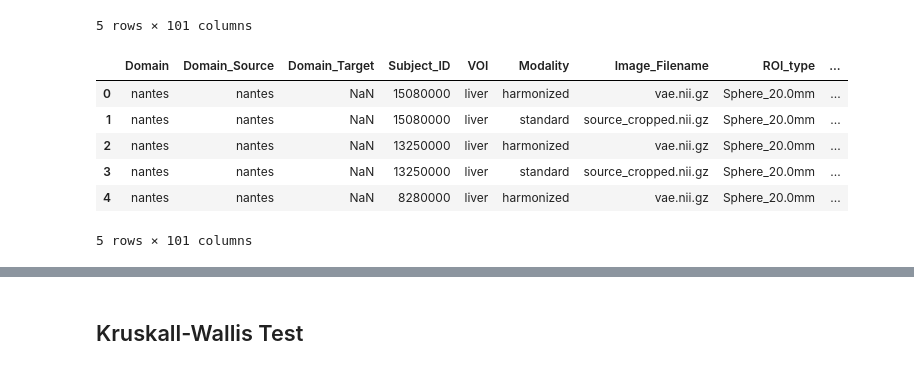
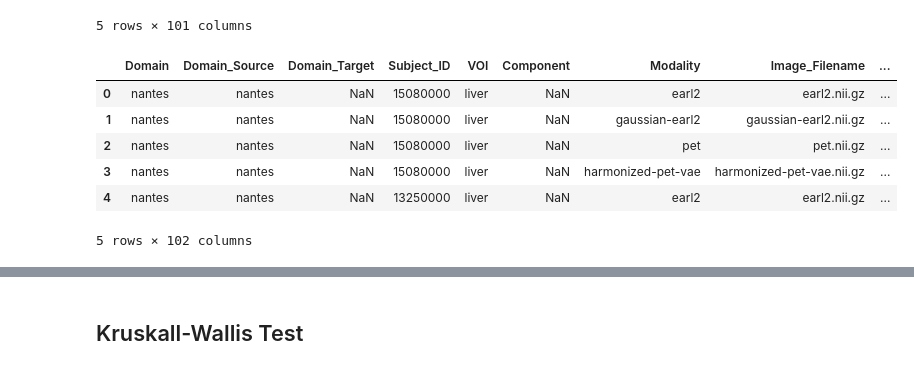
Before and after one commit to Arksyd96/federated-pet-harmonization, a Jupyter notebook: notebooks/evaluate_harmonization_radiomics.ipynb, the cells around one changed output, grey strips where cells are left out. Saved outputs shown, nothing was run; the diff lists cells and outputs as text; code cells hidden in the pictures.

```diff
--- a/notebooks/evaluate_harmonization_radiomics.ipynb
+++ b/notebooks/evaluate_harmonization_radiomics.ipynb
@@ -77,13 +77,13 @@ Total des colonnes: 101
 # %%
 # read csv
 import pandas as pd
-master_df = pd.read_csv('../data/master_radiomics.csv')
+master_df = pd.read_csv('./master_radiomics.csv')
 master_df.head(5)
 # %% [output]
-|  | Domain | Domain_Source | Domain_Target | Subject_ID | VOI | Modality | Image_Filename | ROI_type | ... |
-| 0 | nantes | nantes | NaN | 15080000 | liver | harmonized | vae.nii.gz | Sphere_20.0mm | ... |
-| 1 | nantes | nantes | NaN | 15080000 | liver | standard | source_cropped.nii.gz | Sphere_20.0mm | ... |
-| 2 | nantes | nantes | NaN | 13250000 | liver | harmonized | vae.nii.gz | Sphere_20.0mm | ... |
-| 3 | nantes | nantes | NaN | 13250000 | liver | standard | source_cropped.nii.gz | Sphere_20.0mm | ... |
-| 4 | nantes | nantes | NaN | 8280000 | liver | harmonized | vae.nii.gz | Sphere_20.0mm | ... |
+|  | Domain | Domain_Source | Domain_Target | Subject_ID | VOI | Component | Modality | Image_Filename | ... |
+| 0 | nantes | nantes | NaN | 15080000 | liver | NaN | earl2 | earl2.nii.gz | ... |
+| 1 | nantes | nantes | NaN | 15080000 | liver | NaN | gaussian-earl2 | gaussian-earl2.nii.gz | ... |
+| 2 | nantes | nantes | NaN | 15080000 | liver | NaN | pet | pet.nii.gz | ... |
+| 3 | nantes | nantes | NaN | 15080000 | liver | NaN | harmonized-pet-vae | harmonized-pet-vae.nii.gz | ... |
+| 4 | nantes | nantes | NaN | 13250000 | liver | NaN | earl2 | earl2.nii.gz | ... |
-5 rows × 101 columns
+5 rows × 102 columns
```
Also changed, not shown: parts of 5 cells of this notebook, 10 other files.
